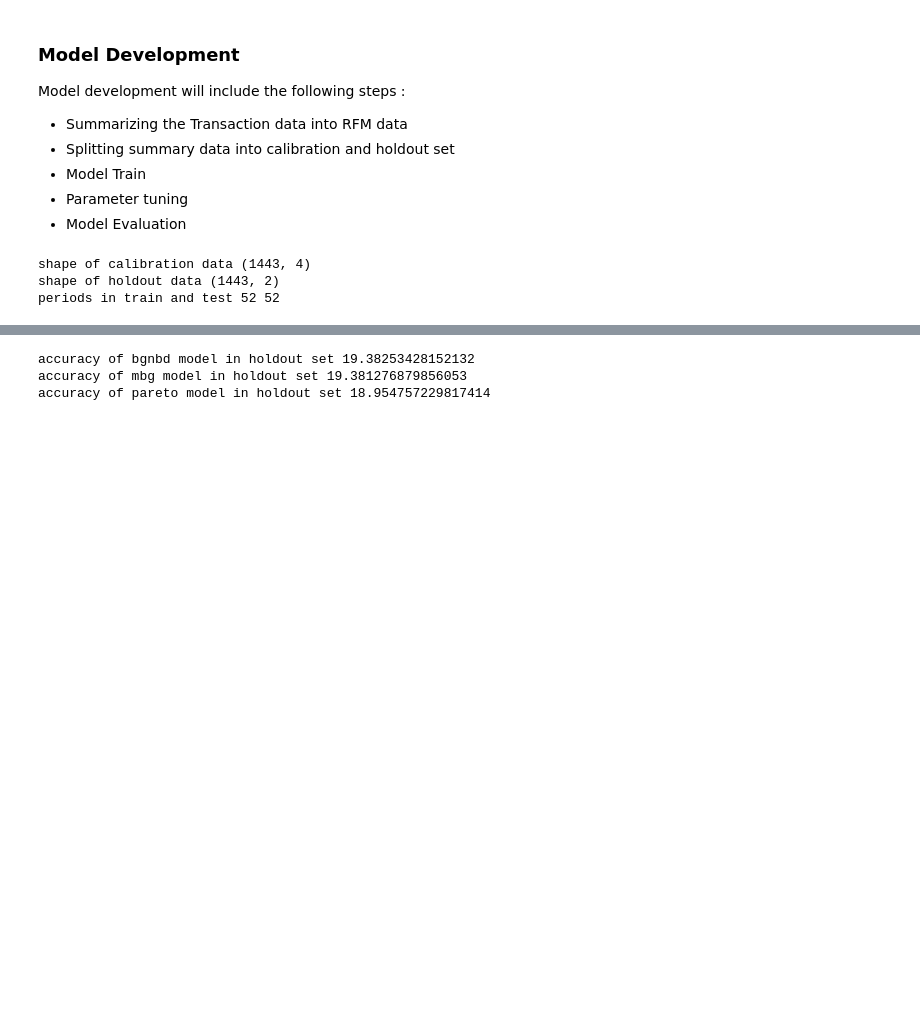
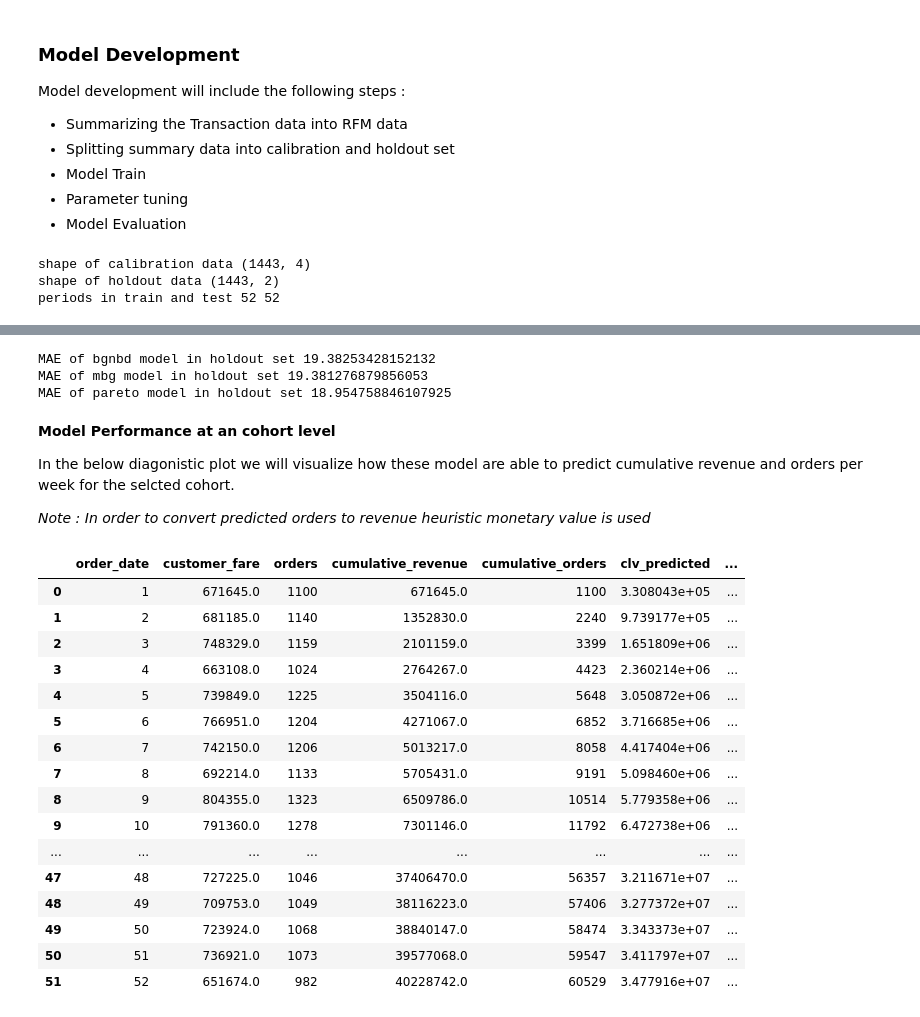
Before and after one commit to kisan93/CLV, a Jupyter notebook: clv.ipynb, the cells around one changed output, grey strips where cells are left out. Cells and saved outputs as stored; diff of their text form; code cells hidden in the pictures; blank space fills up the shorter version.

```diff
--- a/clv.ipynb
+++ b/clv.ipynb
@@ -282,6 +314,67 @@ def models_train(train,test,m,n,alpha=0.01):
 # %%
-models_train(c,h,m,n,alpha=0.2)
+best_model=models_train(c,h,m,n,alpha=0.2)
 # %% [output]
-accuracy of bgnbd model in holdout set 19.38253428152132
-accuracy of mbg model in holdout set 19.381276879856053
-accuracy of pareto model in holdout set 18.954757229817414
+MAE of bgnbd model in holdout set 19.38253428152132
+MAE of mbg model in holdout set 19.381276879856053
+MAE of pareto model in holdout set 18.954758846107925
+# %% [markdown]
+**Model Performance at an cohort level**
+
+In the below diagonistic plot we will visualize how these model are able to predict cumulative revenue and orders per week for the selcted cohort.
+
+_Note : In order to convert predicted orders to revenue heuristic monetary value is used_
+# %%
+# Summarizing the holdout out set in weekly level
+
+def custom_summarizer(data,start_date,end_date,freq=7):
+    temp_df=data.copy()
+    temp_df=temp_df.loc[temp_df.order_date.between(start_date,end_date),]
+    temp_df=temp_df.groupby(temp_df['order_date'].dt.week).agg(customer_fare=('customer_fare','sum'),
+                                                               orders=('order_date','count')).reset_index()
+    temp_df['cumulative_revenue']=temp_df.customer_fare.cumsum()
+    temp_df['cumulative_orders']=temp_df.orders.cumsum()
+    return temp_df
+
+# Predciting at weekly level
+
+def estimate_values(model,future_periods,data):
+    clv=[]
+    orders_pred=[]
+    for i in range(1,future_periods+1):
+        orders=model.conditional_expected_number_of_purchases_up_to_time(i,data['frequency'],data['recency'],data['T'])
+        orders=np.array([int(i) for i in orders]).reshape(1,data.shape[0])
+        monetary_value=np.array(c.monetary_value).reshape(data.shape[0],1)
+        revenue=np.dot(orders,monetary_value)
+        clv.append(revenue[0])
+        orders_pred.append(np.sum(orders))
+    return orders_pred,clv
+# %%
+# Predictions at weekly level
+results_df=custom_summarizer(cohort1p,'2017-01-01','2017-12-31')
+orders_predicted,clv_predicted=estimate_values(best_model,52,c)
+results_df['clv_predicted']=np.vstack(clv_predicted)
+results_df['orders_predicted']=orders_predicted
+
+#Calculating percentage error
+results_df['APE_orders']=abs(results_df['cumulative_orders']-results_df['orders_predicted'])/results_df['cumulative_orders']
+results_df['APE_clv']=abs(results_df['cumulative_revenue']-results_df['clv_predicted'])/results_df['cumulative_revenue']
+# %%
+results_df
+# %% [output]
+|  | order_date | customer_fare | orders | cumulative_revenue | cumulative_orders | clv_predicted | ... |
+| 0 | 1 | 671645.0 | 1100 | 671645.0 | 1100 | 3.308043e+05 | ... |
+| 1 | 2 | 681185.0 | 1140 | 1352830.0 | 2240 | 9.739177e+05 | ... |
+| 2 | 3 | 748329.0 | 1159 | 2101159.0 | 3399 | 1.651809e+06 | ... |
+| 3 | 4 | 663108.0 | 1024 | 2764267.0 | 4423 | 2.360214e+06 | ... |
+| 4 | 5 | 739849.0 | 1225 | 3504116.0 | 5648 | 3.050872e+06 | ... |
+| 5 | 6 | 766951.0 | 1204 | 4271067.0 | 6852 | 3.716685e+06 | ... |
+| 6 | 7 | 742150.0 | 1206 | 5013217.0 | 8058 | 4.417404e+06 | ... |
+| 7 | 8 | 692214.0 | 1133 | 5705431.0 | 9191 | 5.098460e+06 | ... |
+| 8 | 9 | 804355.0 | 1323 | 6509786.0 | 10514 | 5.779358e+06 | ... |
+| 9 | 10 | 791360.0 | 1278 | 7301146.0 | 11792 | 6.472738e+06 | ... |
+| ... | ... | ... | ... | ... | ... | ... | ... |
+| 47 | 48 | 727225.0 | 1046 | 37406470.0 | 56357 | 3.211671e+07 | ... |
+| 48 | 49 | 709753.0 | 1049 | 38116223.0 | 57406 | 3.277372e+07 | ... |
+| 49 | 50 | 723924.0 | 1068 | 38840147.0 | 58474 | 3.343373e+07 | ... |
+| 50 | 51 | 736921.0 | 1073 | 39577068.0 | 59547 | 3.411797e+07 | ... |
+| 51 | 52 | 651674.0 | 982 | 40228742.0 | 60529 | 3.477916e+07 | ... |
```
Also changed, not shown: parts of 11 cells of this notebook.
